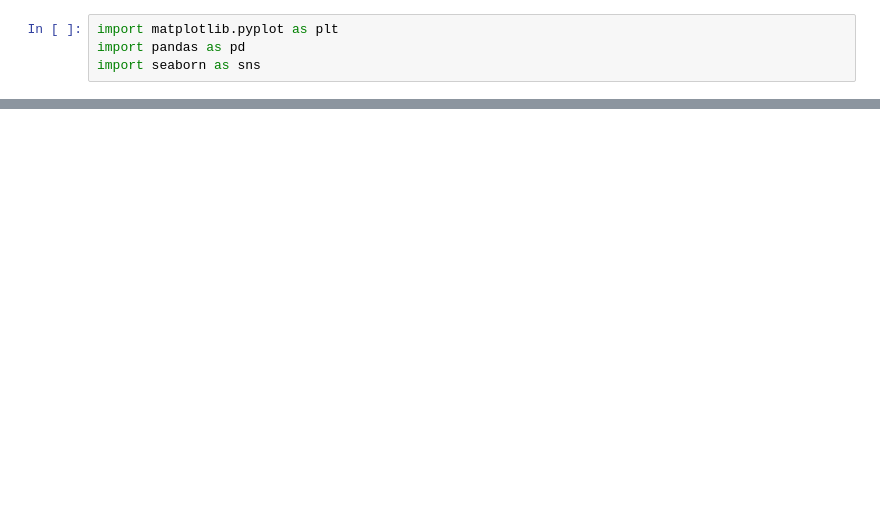
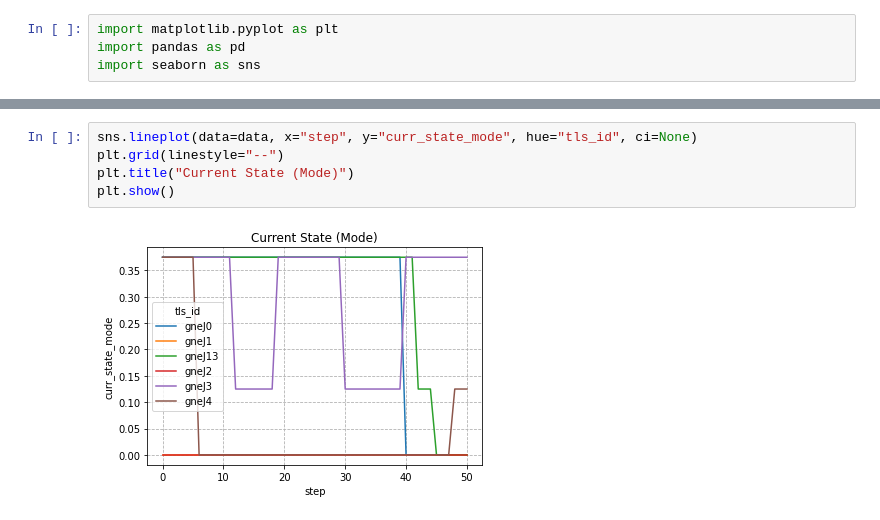
Before and after one commit to nathaniel-hudson/SUMO-FedRL, a Jupyter notebook: Temporary Notebook.ipynb, the cells around one changed output, grey strips where cells are left out. Saved outputs shown, nothing was run; the diff lists cells and outputs as text; blank space fills up the shorter version.

```diff
--- a/Temporary Notebook.ipynb
+++ b/Temporary Notebook.ipynb
@@ -20,0 +43,7 @@ plt.show()
+# %%
+sns.lineplot(data=data, x="step", y="curr_state_mode", hue="tls_id", ci=None)
+plt.grid(linestyle="--")
+plt.title("Current State (Mode)")
+plt.show()
+# %% [output]
+[figure, added]
```
Also changed, not shown: parts of 9 cells of this notebook, 14 other files.
